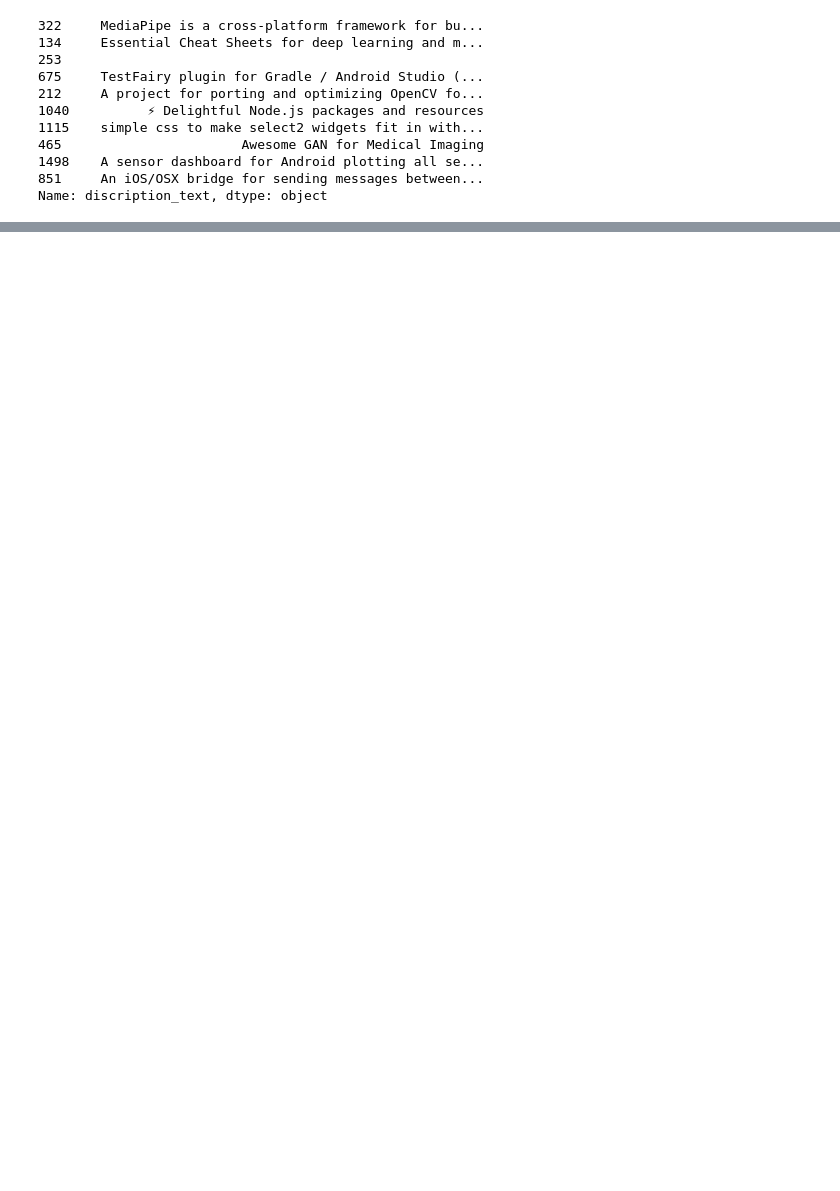
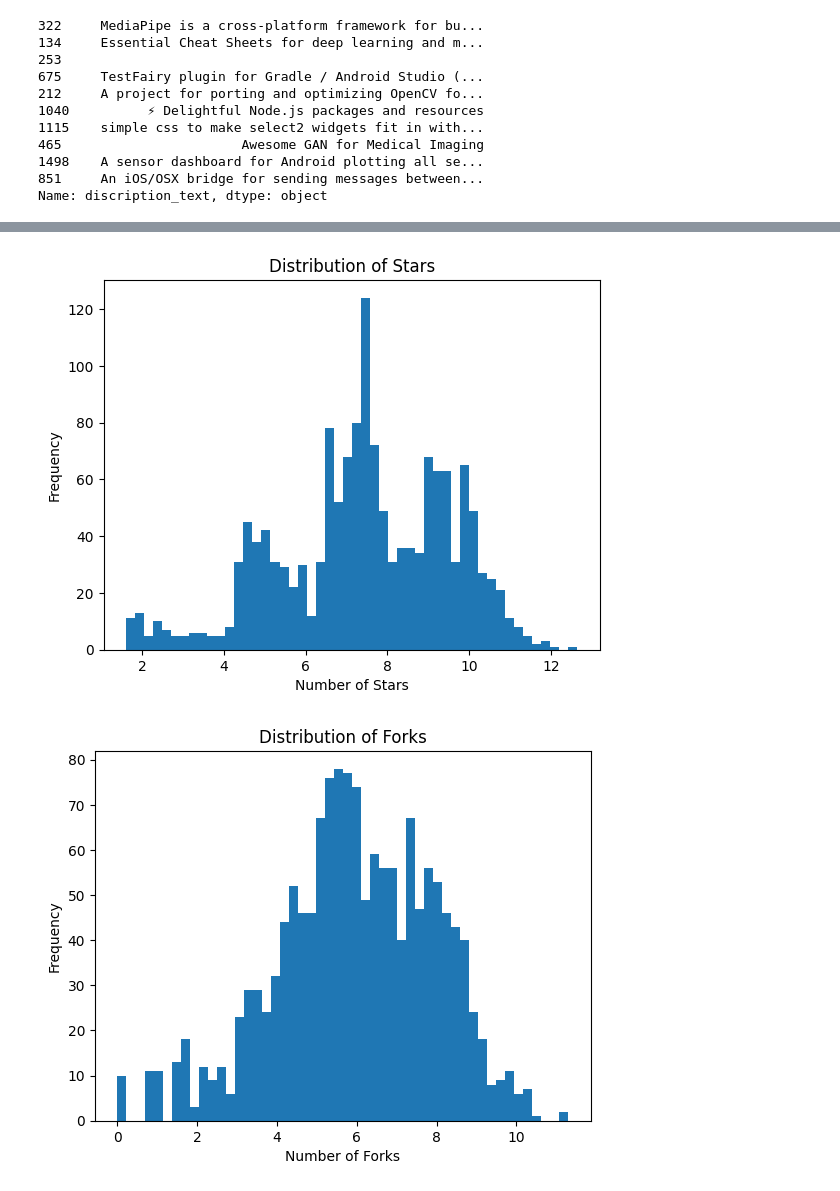
Before and after one commit to le-Affan/github-collaborator-recommendation-system, a Jupyter notebook: main.ipynb, the cells around one changed output, grey strips where cells are left out. Drawn from its saved outputs; the diff is of its cells as text; code cells hidden in the pictures; blank space fills up the shorter version.

```diff
--- a/main.ipynb
+++ b/main.ipynb
@@ -156,0 +232,21 @@ Name: discription_text, dtype: object
+# %%
+# Log-transforming 'star' and 'fork' columns
+import numpy as np
+
+new_df['star_log'] = np.log1p(new_df['star'])
+new_df['fork_log'] = np.log1p(new_df['fork'])
+
+plt.hist(new_df['star_log'], bins=50)
+plt.title('Distribution of Stars')
+plt.xlabel('Number of Stars')
+plt.ylabel('Frequency')
+plt.show()
+
+plt.hist(new_df['fork_log'], bins=50)
+plt.title('Distribution of Forks')
+plt.xlabel('Number of Forks')
+plt.ylabel('Frequency')
+plt.show()
+# %% [output]
+[figure, added]
+[figure, added]
```
Also changed, not shown: parts of 16 cells of this notebook.
